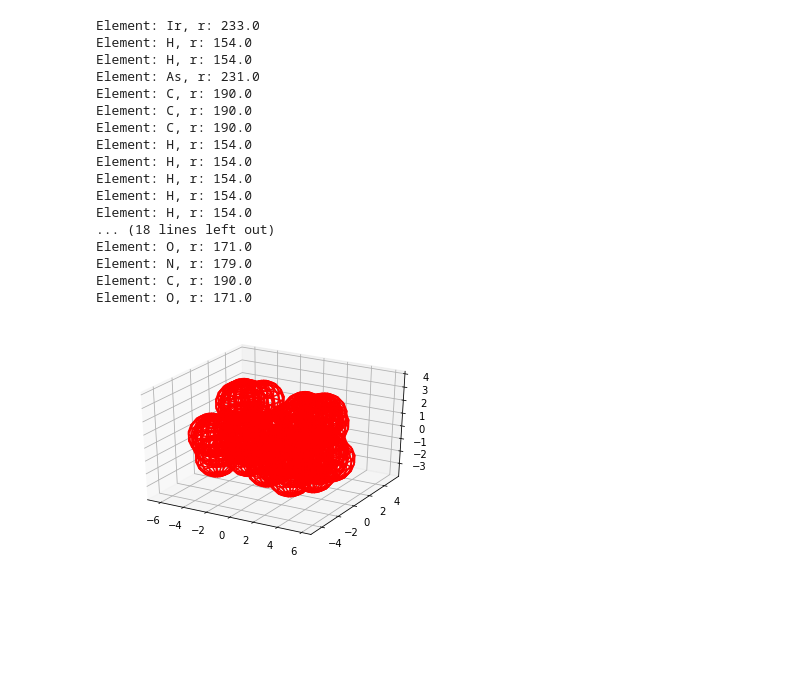
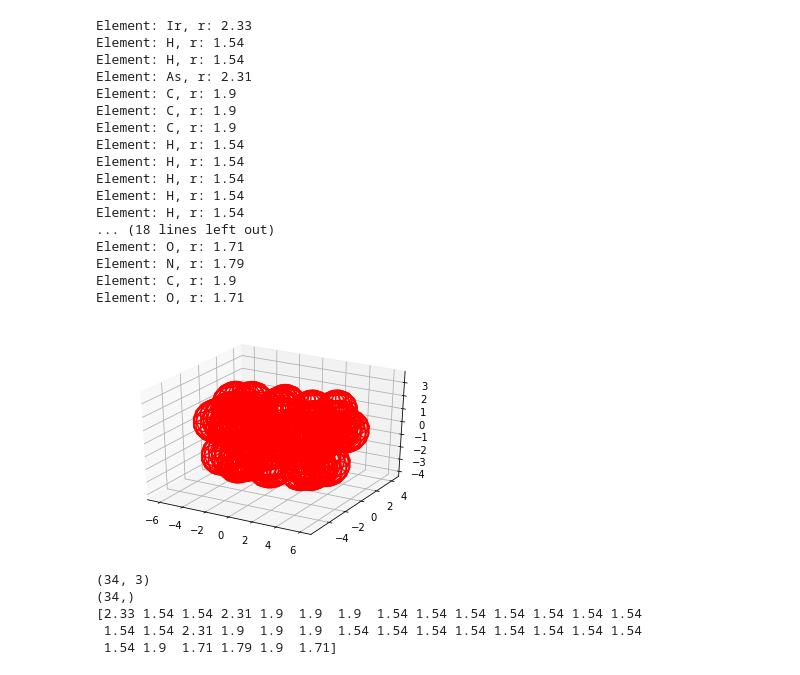
Before and after one commit to ju-leon/bachelor-thesis, a Jupyter notebook: Slice.ipynb, the cells around one changed output. Cells and saved outputs as stored; diff of their text form; code cells hidden in the pictures; blank space fills up the shorter version.

```diff
--- a/Slice.ipynb
+++ b/Slice.ipynb
@@ -64,0 +87,25 @@ print(coords)
+# %%
+#Rotate
+def getRotationMatrix(mean):
+    angleY =  -1 * (angle([0,0,1], [mean[0],0,mean[2]]))
+    cosAngleY = -1 * (cosAngle([0,0,1], [mean[0],0,mean[2]]))
+    #Rotation matric around y-axis
+    rotY = np.matrix([[cosAngleY, 0, np.sin(angleY)], [0,1,0], [-np.sin(angleY), 0, cosAngleY]])
+
+    angleX = -1 * (angle([1,0,0], [mean[0], mean[1], 0]))
+    cosAngleX = -1 * (cosAngle([1,0,0], [mean[0], mean[1], 0]))
+    #Rota
+    rotX = np.matrix([[1,0,0], [0,cosAngleX,-np.sin(angleX)], [0, np.sin(angleX),cosAngleX]])
+
+    rot = np.matmul(rotX, rotY)
+    return rot
+
+mean = (coords[1] + coords[2]) / 2
+rotation = getRotationMatrix(mean)
+
+coords_aligned = []
+for coord in coords:
+    coords_aligned.append(np.asarray(np.dot(rotation, coord)).reshape(-1))
+
+coords = np.array(coords_aligned)
+print(coords)
@@ -77,35 +142,50 @@ def drawSphere(xCenter, yCenter, zCenter, r):
 # %%
 fig = plt.figure()
 ax = fig.add_subplot(111, projection='3d')
 axes = plt.gca()
 #axes.set_xlim([-2,2])
 #axes.set_ylim([-2,2])
 #axes.set_zlim([-2,2])
+
+radii = []
 for ((x,y,z), elem) in zip(coords, elements):
     #print((x,y,z))
-    r = element(elem).atomic_radius_rahm
+    r = element(elem).atomic_radius_rahm / 100 #Convert to Angström
+    radii.append(r)
     print("Element: " + elem + ", r: " + str(r))
-    (xs,ys,zs) = drawSphere(x,y,z,r/100) #/100 for Angström to Picometre conversion
-    #print((xs,ys,zs))
+    (xs,ys,zs) = drawSphere(x,y,z,r)
     ax.plot_wireframe(xs,ys,zs, color="r")
 
 plt.show()
 # %% [output]
-Element: Ir, r: 233.0
-Element: H, r: 154.0
-Element: H, r: 154.0
-Element: As, r: 231.0
-Element: C, r: 190.0
-Element: C, r: 190.0
-Element: C, r: 190.0
-Element: H, r: 154.0
-Element: H, r: 154.0
-Element: H, r: 154.0
-Element: H, r: 154.0
-Element: H, r: 154.0
+Element: Ir, r: 2.33
+Element: H, r: 1.54
+Element: H, r: 1.54
+Element: As, r: 2.31
+Element: C, r: 1.9
+Element: C, r: 1.9
+Element: C, r: 1.9
+Element: H, r: 1.54
+Element: H, r: 1.54
+Element: H, r: 1.54
+Element: H, r: 1.54
+Element: H, r: 1.54
 ... (18 lines left out)
-Element: O, r: 171.0
-Element: N, r: 179.0
-Element: C, r: 190.0
-Element: O, r: 171.0
+Element: O, r: 1.71
+Element: N, r: 1.79
+Element: C, r: 1.9
+Element: O, r: 1.71
-[figure, old version]
+[figure, new version]
+# %%
+radii = np.array(radii)
+coords = np.array(coords)
+
+print(coords.shape)
+print(radii.shape)
+print(radii)
+# %% [output]
+(34, 3)
+(34,)
+[2.33 1.54 1.54 2.31 1.9  1.9  1.9  1.54 1.54 1.54 1.54 1.54 1.54 1.54
+ 1.54 1.54 2.31 1.9  1.9  1.9  1.54 1.54 1.54 1.54 1.54 1.54 1.54 1.54
+ 1.54 1.9  1.71 1.79 1.9  1.71]
```
Also changed, not shown: parts of 12 cells of this notebook.
